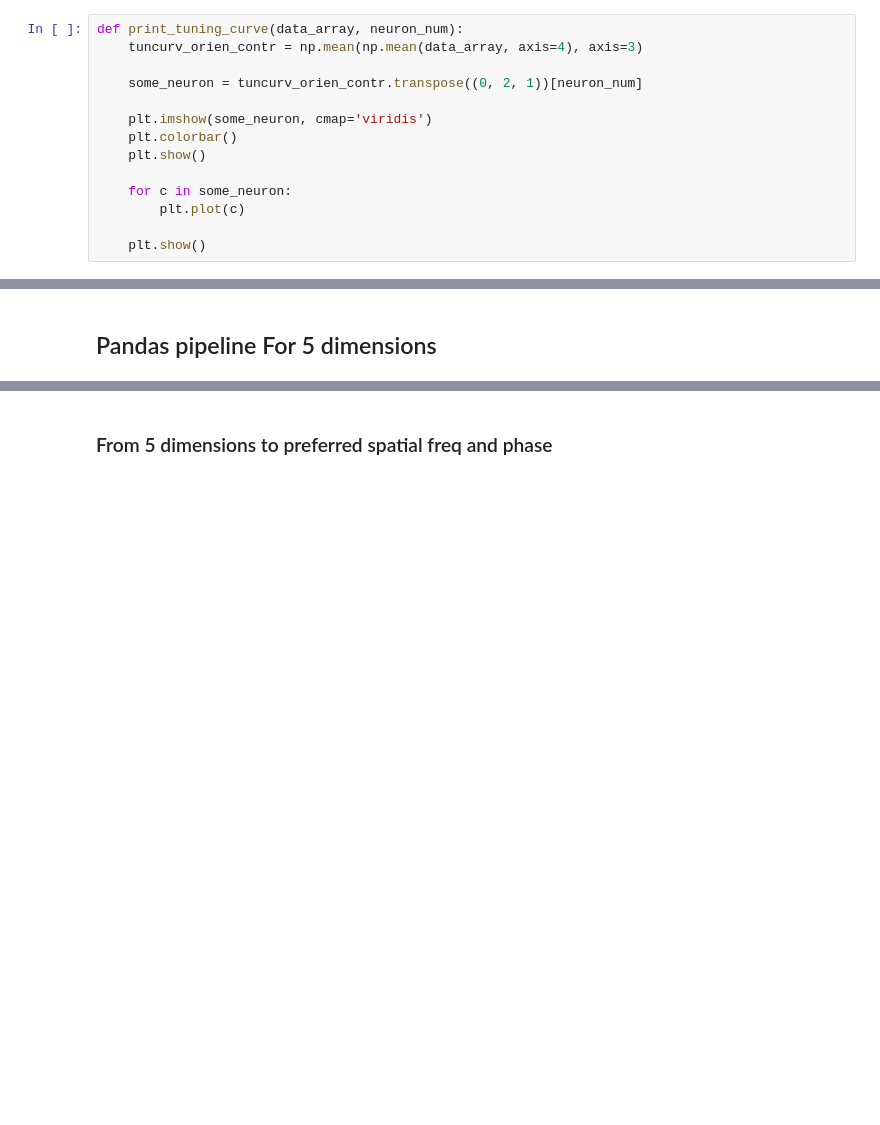
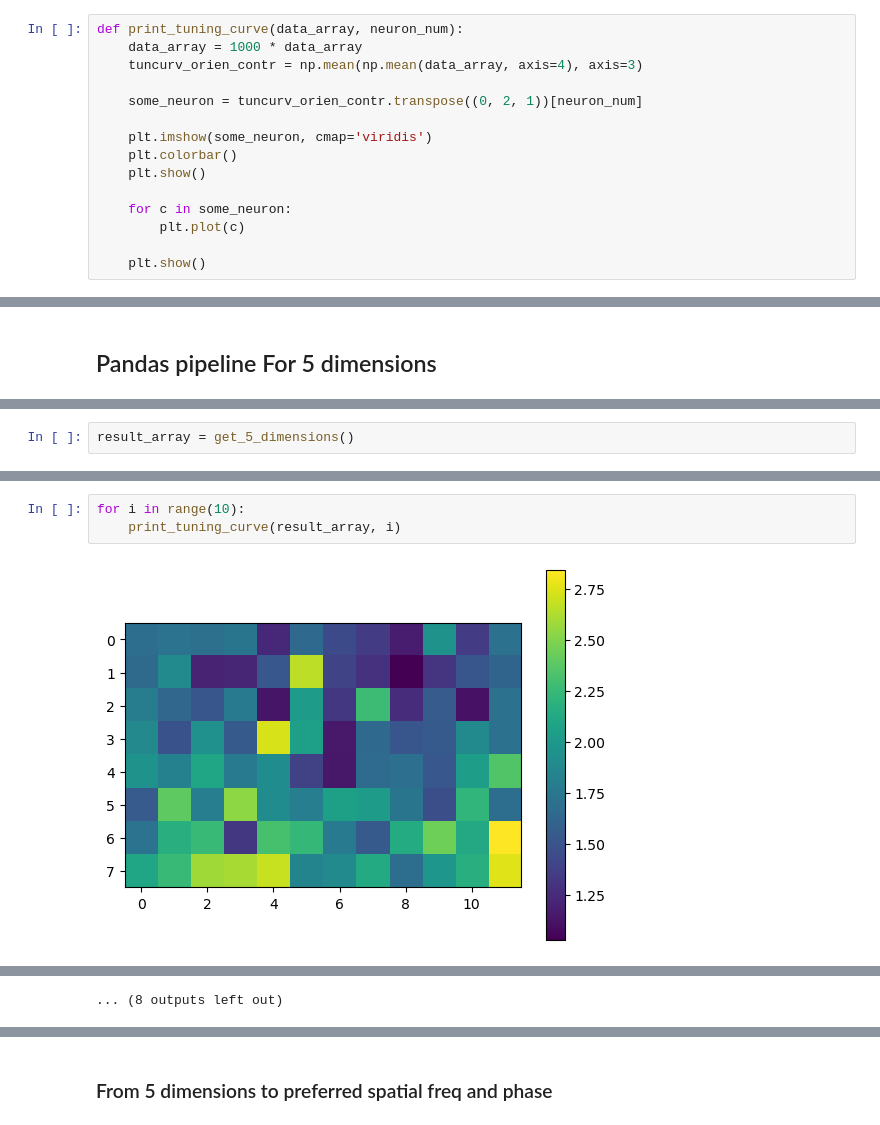
Before and after one commit to paopaoch/Mouse-V1, a Jupyter notebook: mouse_data_exploration.ipynb, the cells around one changed output, grey strips where cells are left out. Drawn from its saved outputs; the diff is of its cells as text; blank space fills up the shorter version.

```diff
--- a/mouse_data_exploration.ipynb
+++ b/mouse_data_exploration.ipynb
@@ -80,6 +80,7 @@ tuncurv = np.array(tuncurv)
 ### Reduce to 2 dimensions (Contrast and Orientation)
 # %%
 def print_tuning_curve(data_array, neuron_num):
+    data_array = 1000 * data_array
     tuncurv_orien_contr = np.mean(np.mean(data_array, axis=4), axis=3)
 
     some_neuron = tuncurv_orien_contr.transpose((0, 2, 1))[neuron_num]
@@ -132,0 +130,2 @@ print_tuning_curve(result_array, 15)
+# %%
+result_array = get_5_dimensions()
@@ -132,0 +153,5 @@ print_tuning_curve(result_array, 15)
+# %%
+for i in range(10):
+    print_tuning_curve(result_array, i)
+# %% [output]
+[figure, added]
@@ -133,3 +169,4 @@ print_tuning_curve(result_array, 15)
+... (8 outputs left out)
 # %%
 v1 = df.query("region == 'V1'")
 m = v1.m.unique()[2]
```
Also changed, not shown: parts of 14 cells of this notebook, 3 other files.
